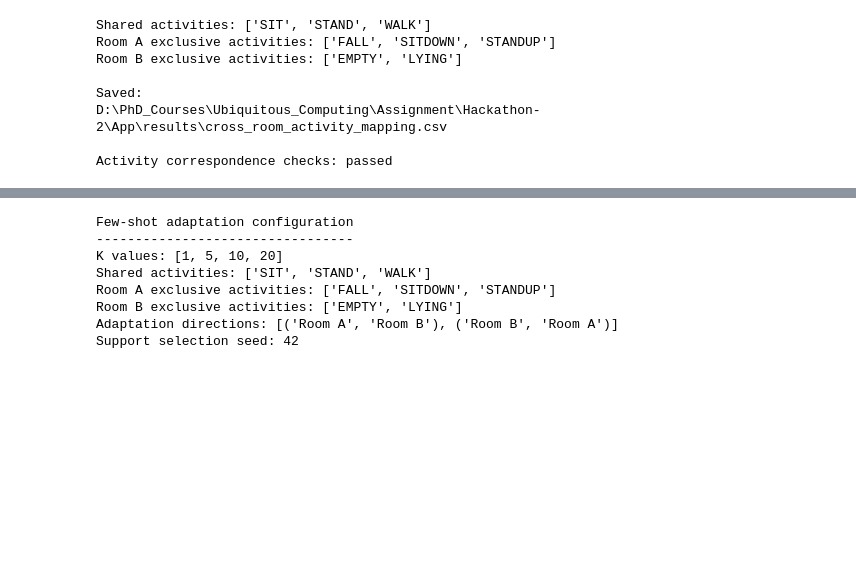
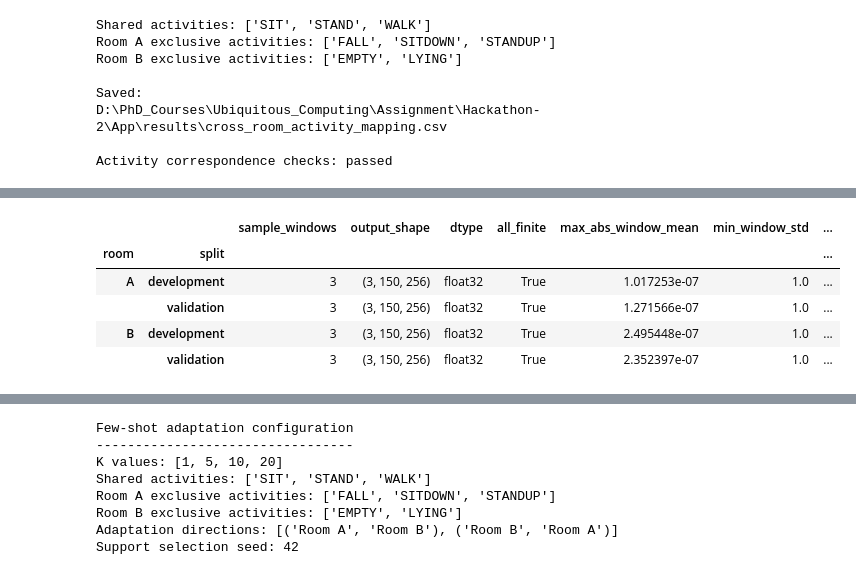
Before and after one commit to Krisna-Sah-Teli/cross-room-few-shot-adaptation, a Jupyter notebook: App/main_notebook.ipynb, the cells around one changed output, grey strips where cells are left out. Saved outputs shown, nothing was run; the diff lists cells and outputs as text; code cells hidden in the pictures; blank space fills up the shorter version.

```diff
--- a/App/main_notebook.ipynb
+++ b/App/main_notebook.ipynb
@@ -2907,0 +4866,100 @@ Activity correspondence checks: passed
+# %%
+# ============================================================
+# Section 13 — Task 2: Learn Without Labels
+# Step 13.2 — Verify the Shared Preprocessing Pipeline
+# ============================================================
+#
+# Description:
+# Verify the existing log1p_per_window_zscore preprocessing function on representative windows from both rooms and both splits.
+# This step does not fit any global statistics, modify saved datasets, or train any model.
+
+import numpy as np
+import pandas as pd
+
+from scripts.normalization import log1p_per_window_zscore
+
+SAMPLES_PER_SPLIT = 3
+MEAN_TOLERANCE = 1e-5
+STD_TOLERANCE = 1e-5
+
+room_datasets = {
+    "A": (X_room_a_task2, room_a_metadata_task2),
+    "B": (X_room_b_task2, room_b_metadata_task2),
+}
+
+normalization_checks = []
+
+for room, (X, metadata) in room_datasets.items():
+    for split_name in ("development", "validation"):
+        split_indices = np.flatnonzero(
+            metadata["split"].to_numpy() == split_name
+        )
+
+        if len(split_indices) < SAMPLES_PER_SPLIT:
+            raise ValueError(
+                f"Room {room}, split {split_name}: "
+                f"expected at least {SAMPLES_PER_SPLIT} windows."
+            )
+
+        sample_indices = split_indices[:SAMPLES_PER_SPLIT]
+        X_sample = X[sample_indices]
+
+        X_normalized = log1p_per_window_zscore(X_sample)
+
+        # Structural and numerical checks.
+        assert X_normalized.shape == X_sample.shape
+        assert X_normalized.dtype == np.float32
+        assert np.isfinite(X_normalized).all()
+
+        # Check normalization independently for every window.
+        window_means = X_normalized.mean(axis=(1, 2))
+        window_stds = X_normalized.std(axis=(1, 2))
+
+        assert np.allclose(
+            window_means, 0.0, atol=MEAN_TOLERANCE
+        ), f"Nonzero normalized means: room {room}, {split_name}"
+
+        assert np.allclose(
+            window_stds, 1.0, atol=STD_TOLERANCE
+        ), f"Unexpected normalized standard deviations: room {room}, {split_name}"
+
+        normalization_checks.append({
+            "room": room,
+            "split": split_name,
+            "sample_windows": len(sample_indices),
+            "output_shape": str(X_normalized.shape),
+            "dtype": str(X_normalized.dtype),
+            "all_finite": bool(np.isfinite(X_normalized).all()),
+            "max_abs_window_mean": float(
+                np.max(np.abs(window_means))
+            ),
+            "min_window_std": float(np.min(window_stds)),
+            "max_window_std": float(np.max(window_stds)),
+            "status": "PASS",
+        })
+
+normalization_check_df = pd.DataFrame(normalization_checks)
+
+display(
+    normalization_check_df.set_index(["room", "split"])
+)
+
+assert len(normalization_check_df) == 4
+assert (normalization_check_df["status"] == "PASS").all()
+
+print(
+    "\nStep 13.2 passed: the existing preprocessing function "
+    "was verified on representative windows from both rooms "
+    "and both splits."
+)
+print(
+    "No global statistics were fitted, saved datasets were not "
+    "modified, and no model was trained."
+)
+# %% [output]
+|  |  | sample_windows | output_shape | dtype | all_finite | max_abs_window_mean | min_window_std | ... |
+| room | split |  |  |  |  |  |  | ... |
+| A | development | 3 | (3, 150, 256) | float32 | True | 1.017253e-07 | 1.0 | ... |
+|  | validation | 3 | (3, 150, 256) | float32 | True | 1.271566e-07 | 1.0 | ... |
+| B | development | 3 | (3, 150, 256) | float32 | True | 2.495448e-07 | 1.0 | ... |
+|  | validation | 3 | (3, 150, 256) | float32 | True | 2.352397e-07 | 1.0 | ... |
```
Also changed, not shown: parts of 233 cells of this notebook, 4 other files.
